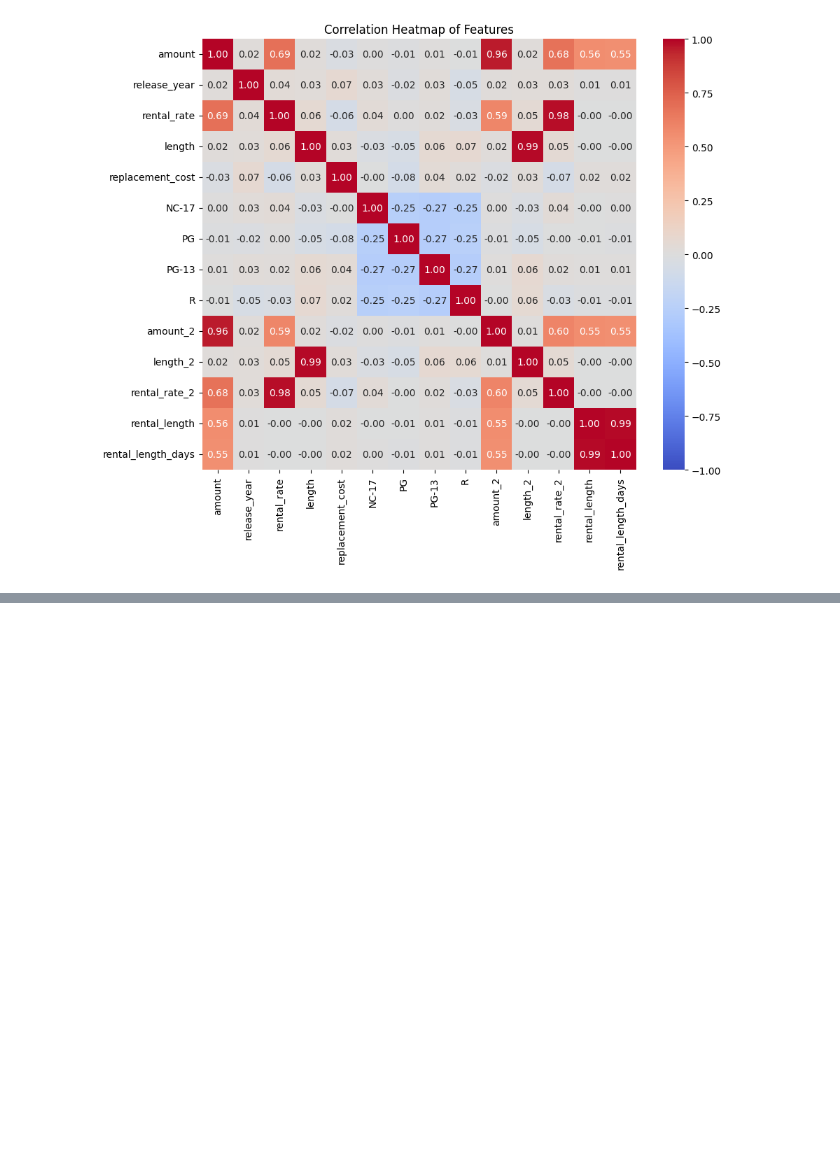
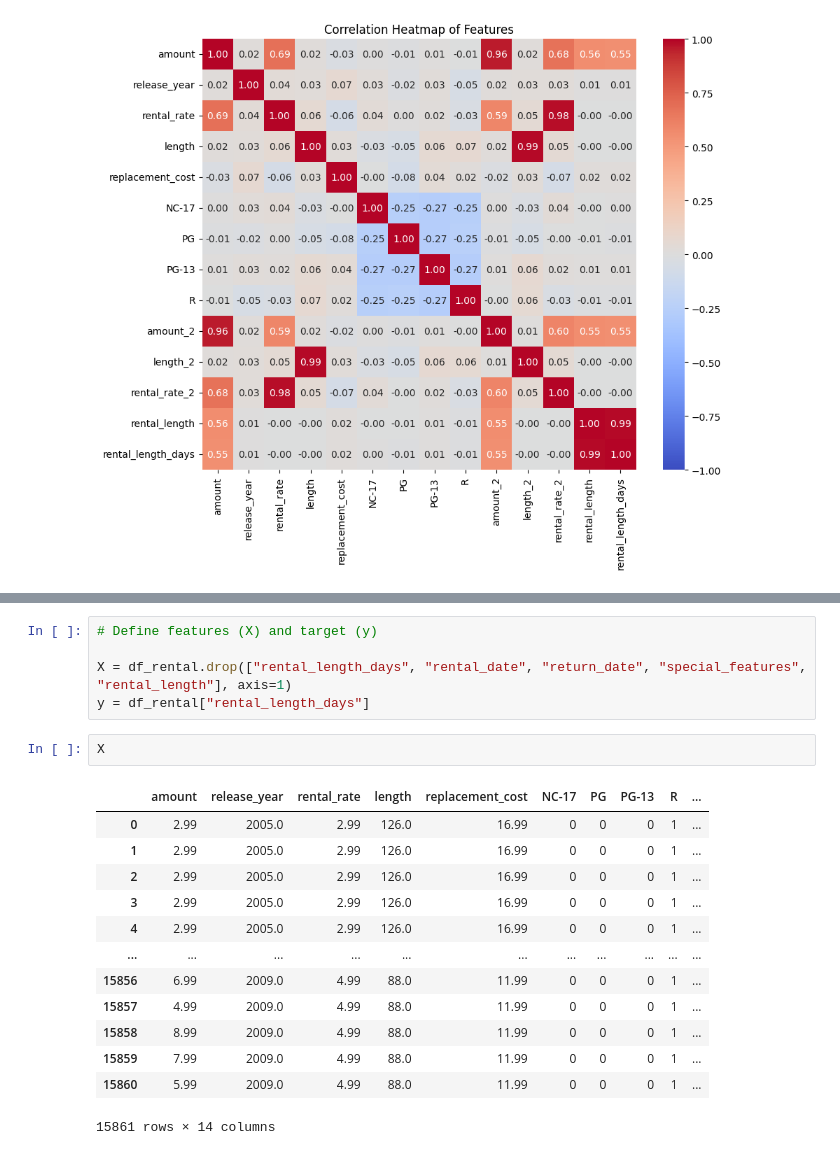
Before and after one commit to EfomahFidelis/Predicting-Movie-Rental-Durations, a Jupyter notebook: Predict_movie_rental_durations.ipynb, the cells around one changed output, grey strips where cells are left out. Drawn from its saved outputs; the diff is of its cells as text; blank space fills up the shorter version.

```diff
--- a/Predict_movie_rental_durations.ipynb
+++ b/Predict_movie_rental_durations.ipynb
@@ -207,0 +220,21 @@ The heatmap helps identify these relationships and informs feature selection for
+# %%
+# Define features (X) and target (y)
+
+X = df_rental.drop(["rental_length_days", "rental_date", "return_date", "special_features", "rental_length"], axis=1)
+y = df_rental["rental_length_days"]
+# %%
+X
+# %% [output]
+|  | amount | release_year | rental_rate | length | replacement_cost | NC-17 | PG | PG-13 | R | ... |
+| 0 | 2.99 | 2005.0 | 2.99 | 126.0 | 16.99 | 0 | 0 | 0 | 1 | ... |
+| 1 | 2.99 | 2005.0 | 2.99 | 126.0 | 16.99 | 0 | 0 | 0 | 1 | ... |
+| 2 | 2.99 | 2005.0 | 2.99 | 126.0 | 16.99 | 0 | 0 | 0 | 1 | ... |
+| 3 | 2.99 | 2005.0 | 2.99 | 126.0 | 16.99 | 0 | 0 | 0 | 1 | ... |
+| 4 | 2.99 | 2005.0 | 2.99 | 126.0 | 16.99 | 0 | 0 | 0 | 1 | ... |
+| ... | ... | ... | ... | ... | ... | ... | ... | ... | ... | ... |
+| 15856 | 6.99 | 2009.0 | 4.99 | 88.0 | 11.99 | 0 | 0 | 0 | 1 | ... |
+| 15857 | 4.99 | 2009.0 | 4.99 | 88.0 | 11.99 | 0 | 0 | 0 | 1 | ... |
+| 15858 | 8.99 | 2009.0 | 4.99 | 88.0 | 11.99 | 0 | 0 | 0 | 1 | ... |
+| 15859 | 7.99 | 2009.0 | 4.99 | 88.0 | 11.99 | 0 | 0 | 0 | 1 | ... |
+| 15860 | 5.99 | 2009.0 | 4.99 | 88.0 | 11.99 | 0 | 0 | 0 | 1 | ... |
+15861 rows × 14 columns
```
Also changed, not shown: parts of 6 cells of this notebook.
